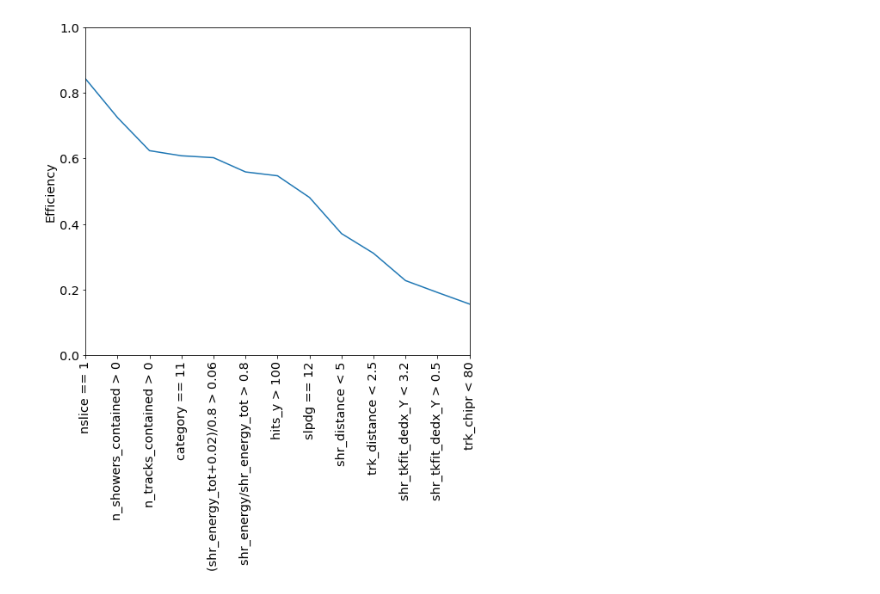
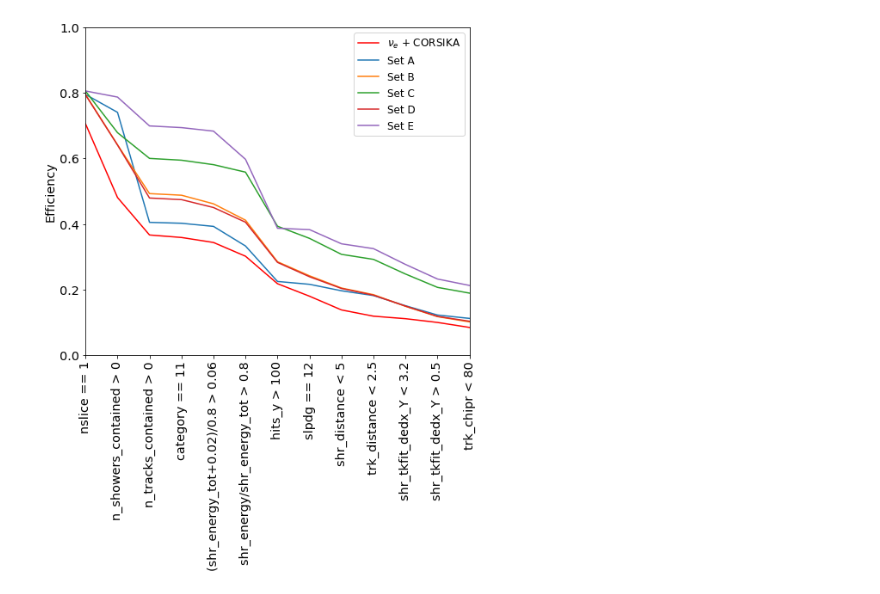
Before and after one commit to ubneutrinos/PELEE, a Jupyter notebook: Efficiency.ipynb, the cells around one changed output. Drawn from its saved outputs; the diff is of its cells as text; code cells hidden in the pictures.

```diff
--- a/Efficiency.ipynb
+++ b/Efficiency.ipynb
@@ -196,13 +196,24 @@ fig.savefig("plots/eff.pdf", transparent=True)
-# %%
-fig, ax = plt.subplots(1, 1, figsize=(8, 7))
-ax.plot(effs, label="Rectangular cuts")
-# ax.plot(effs_dist, label="Rectangular cuts with reco. vertex within 2 cm")
-x = range(len(effs))
-ticks = plt.xticks(x,cuts,rotation='90')
-ax.set_ylim(0,1)
-ax.set_xlim(0,len(effs)-1)
-ax.set_ylabel("Efficiency")
-fig.savefig("plots/eff.pdf")
-# leg = ax.legend()
-# %% [output]
-[figure, removed]
+# %%
+effs_setc = [0.8060089020771514, 0.679030662710188, 0.6003956478733927, 0.5948318496538081, 0.5812314540059347, 0.5583580613254204, 0.39317507418397624, 0.3560830860534125, 0.30724530168150344, 0.2919139465875371, 0.24715628090999012, 0.20635509396636992, 0.18879821958456974]
+effs_nocheat = [0.7061068702290076, 0.48091603053435117, 0.366412213740458, 0.35877862595419846, 0.3435114503816794, 0.3015267175572519, 0.21755725190839695, 0.17938931297709923, 0.13740458015267176, 0.1183206106870229, 0.11068702290076336, 0.09923664122137404, 0.08396946564885496]
+effs_setb = [0.7956231454005934, 0.6419386745796242, 0.4928288822947577, 0.48788328387734914, 0.4616716122650841, 0.41159742828882295, 0.28461918892185956, 0.24171612265084075, 0.20437685459940652, 0.18409990108803165, 0.1484915924826904, 0.11696340257171117, 0.10089020771513353]
+effs_setd = [0.7945103857566765, 0.6411968348170128, 0.47935212660731946, 0.47440652818991097, 0.4502967359050445, 0.40541543026706234, 0.28264094955489616, 0.23887240356083086, 0.20301681503461919, 0.1824925816023739, 0.14910979228486648, 0.11770524233432245, 0.10286844708209693]
+effs_seta = [0.7957176646333872, 0.7410680941117889, 0.40507904892319185, 0.40221585957923567, 0.3926303996016432, 0.3327523963649944, 0.22444914726752146, 0.21573509274243743, 0.19594174032117515, 0.18137682061496327, 0.15025519731109174, 0.12187227685796091, 0.11153989792107556]
+effs_sete = [0.8063789868667918, 0.7877423389618512, 0.6995622263914947, 0.6944340212632896, 0.6836772983114446, 0.5976235146966854, 0.38699186991869916, 0.38286429018136336, 0.33946216385240774, 0.32470293933708566, 0.2764227642276423, 0.23189493433395872, 0.21225766103814883]
+fig, ax = plt.subplots(1, 1, figsize=(8, 7))
+ax.plot(effs_nocheat, label=r"$\nu_e$ + CORSIKA", color="r")
+ax.plot(effs_seta, label="Set A")
+ax.plot(effs_setb, label="Set B")
+ax.plot(effs_setc, label="Set C")
+ax.plot(effs_setd, label="Set D")
+ax.plot(effs_sete, label="Set E")
+
+x = range(len(effs))
+ticks = plt.xticks(x,cuts,rotation='90')
+ax.set_ylim(0,1)
+ax.set_xlim(0,len(effs)-1)
+ax.set_ylabel("Efficiency")
+fig.savefig("plots/eff.pdf")
+leg = ax.legend()
+# %% [output]
+[figure, added]
```
Also changed, not shown: parts of 2 cells of this notebook, 2 other files.
